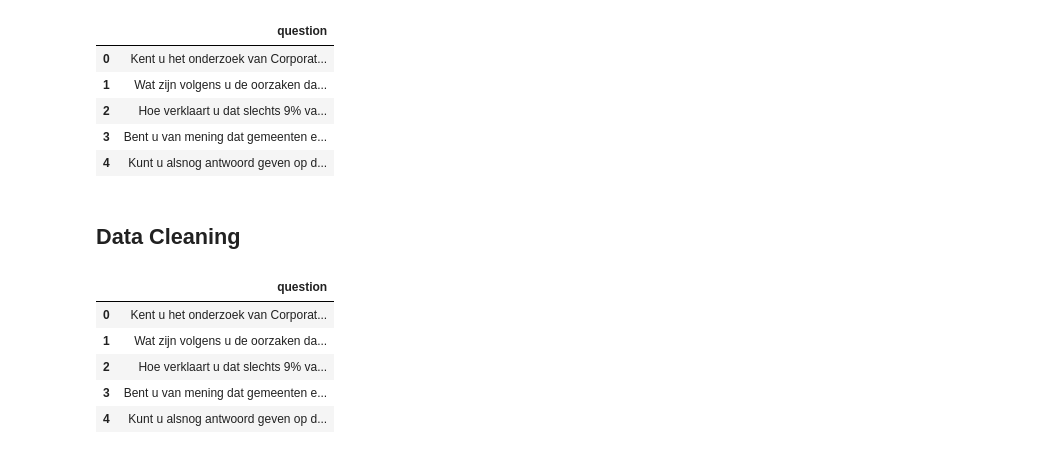
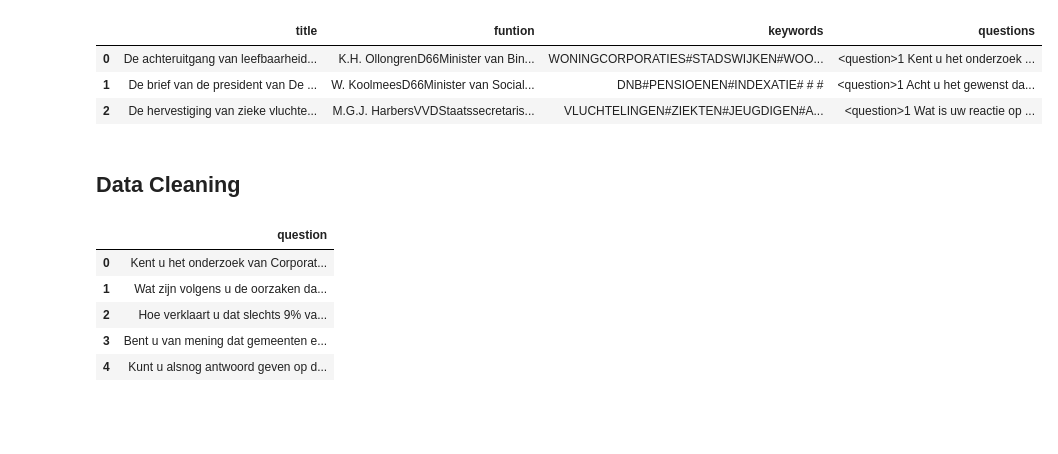
Before and after one commit to dimichai/parlAI, a Jupyter notebook: src/notebooks/topic_modeling.ipynb, the cells around one changed output. Saved outputs shown, nothing was run; the diff lists cells and outputs as text; code cells hidden in the pictures; blank space fills up the shorter version.

```diff
--- a/src/notebooks/topic_modeling.ipynb
+++ b/src/notebooks/topic_modeling.ipynb
@@ -11,15 +11,14 @@ from gensim import corpora, models
 from gensim.models import CoherenceModel
 import matplotlib.pyplot as plt
 # %%
-questions = pd.read_csv('../../data/questions.csv')
-questions.head()
+questions = pd.read_csv('../../data/question_data.csv', delimiter=';')
+questions.head(3)
+# questions.iloc[73]['questions']
 # %% [output]
-|  | question |
-| 0 | Kent u het onderzoek van Corporat... |
-| 1 | Wat zijn volgens u de oorzaken da... |
-| 2 | Hoe verklaart u dat slechts 9% va... |
-| 3 | Bent u van mening dat gemeenten e... |
-| 4 | Kunt u alsnog antwoord geven op d... |
+|  | title | funtion | keywords | questions |
+| 0 | De achteruitgang van leefbaarheid... | K.H. OllongrenD66Minister van Bin... | WONINGCORPORATIES#STADSWIJKEN#WOO... | <question>1 Kent u het onderzoek ... |
+| 1 | De brief van de president van De ... | W. KoolmeesD66Minister van Social... | DNB#PENSIOENEN#INDEXATIE# # # | <question>1 Acht u het gewenst da... |
+| 2 | De hervestiging van zieke vluchte... | M.G.J. HarbersVVDStaatssecretaris... | VLUCHTELINGEN#ZIEKTEN#JEUGDIGEN#A... | <question>1 Wat is uw reactie op ... |
 # %% [markdown]
 ## Data Cleaning
 # %%
```
Also changed, not shown: 8 other files.
